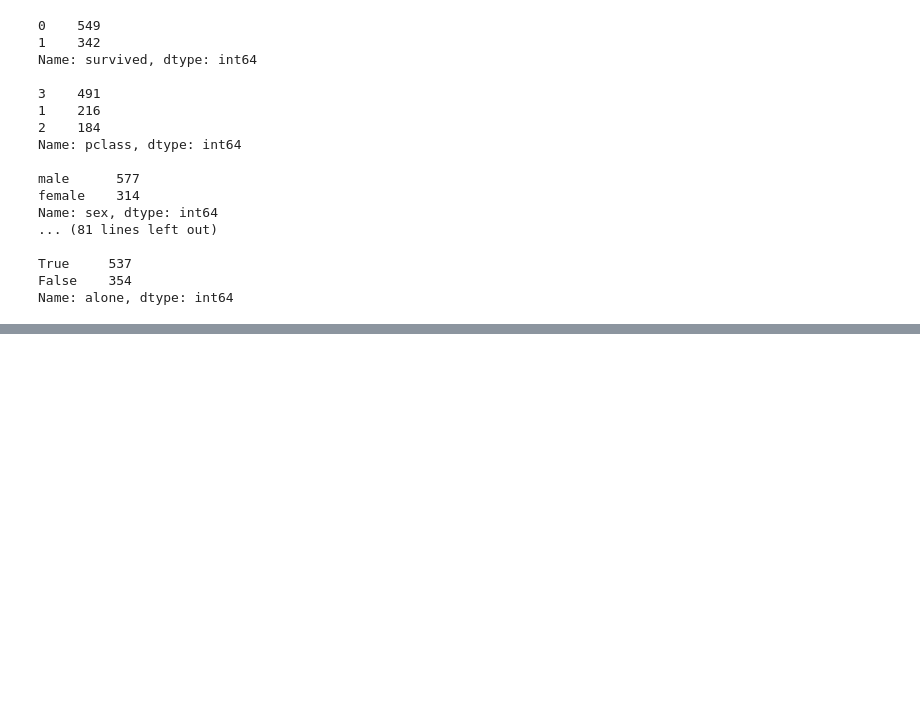
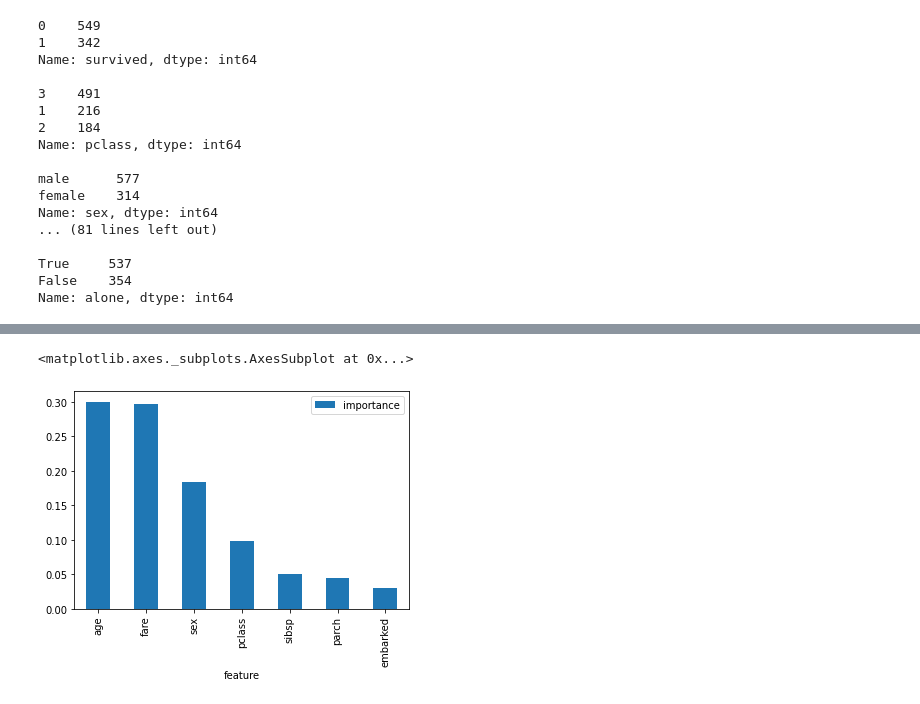
Before and after one commit to llohar/ML-Assignments, a Jupyter notebook: Project4_Soln.ipynb, the cells around one changed output, grey strips where cells are left out. Cells and saved outputs as stored; diff of their text form; code cells hidden in the pictures; blank space fills up the shorter version.

```diff
--- a/Project4_Soln.ipynb
+++ b/Project4_Soln.ipynb
@@ -181,0 +257,10 @@ Name: alone, dtype: int64
+# %%
+# split the dataset into 80% training and 20% testing dataset
+from sklearn.model_selection import train_test_split
+x_train, x_test, y_train, y_test = train_test_split(x,y,test_size=0.2,random_state=0)
+# %%
+# Scale the data
+from sklearn.preprocessing import StandardScaler
+sc = StandardScaler()
+x_train=sc.fit_transform(x_train)
+x_test=sc.fit_transform(x_test)
@@ -181,0 +316,3 @@ Name: alone, dtype: int64
+# %%
+# Get and train all of the models
+model = models(x_train,y_train)
@@ -181,0 +356,6 @@ Name: alone, dtype: int64
+# %%
+# Get feature importances\
+forest = model[6]
+importances=pd.DataFrame({'feature':titanic.iloc[:,1:8].columns,'importance':np.round(forest.feature_importances_,3)})
+importances=importances.sort_values('importance',ascending=False).set_index('feature')
+importances
@@ -181,0 +372,6 @@ Name: alone, dtype: int64
+# %%
+#visualize the importance of features
+importances.plot.bar()
+# %% [output]
+<matplotlib.axes._subplots.AxesSubplot at 0x...>
+[figure, added]
```
Also changed, not shown: parts of 12 cells of this notebook.
